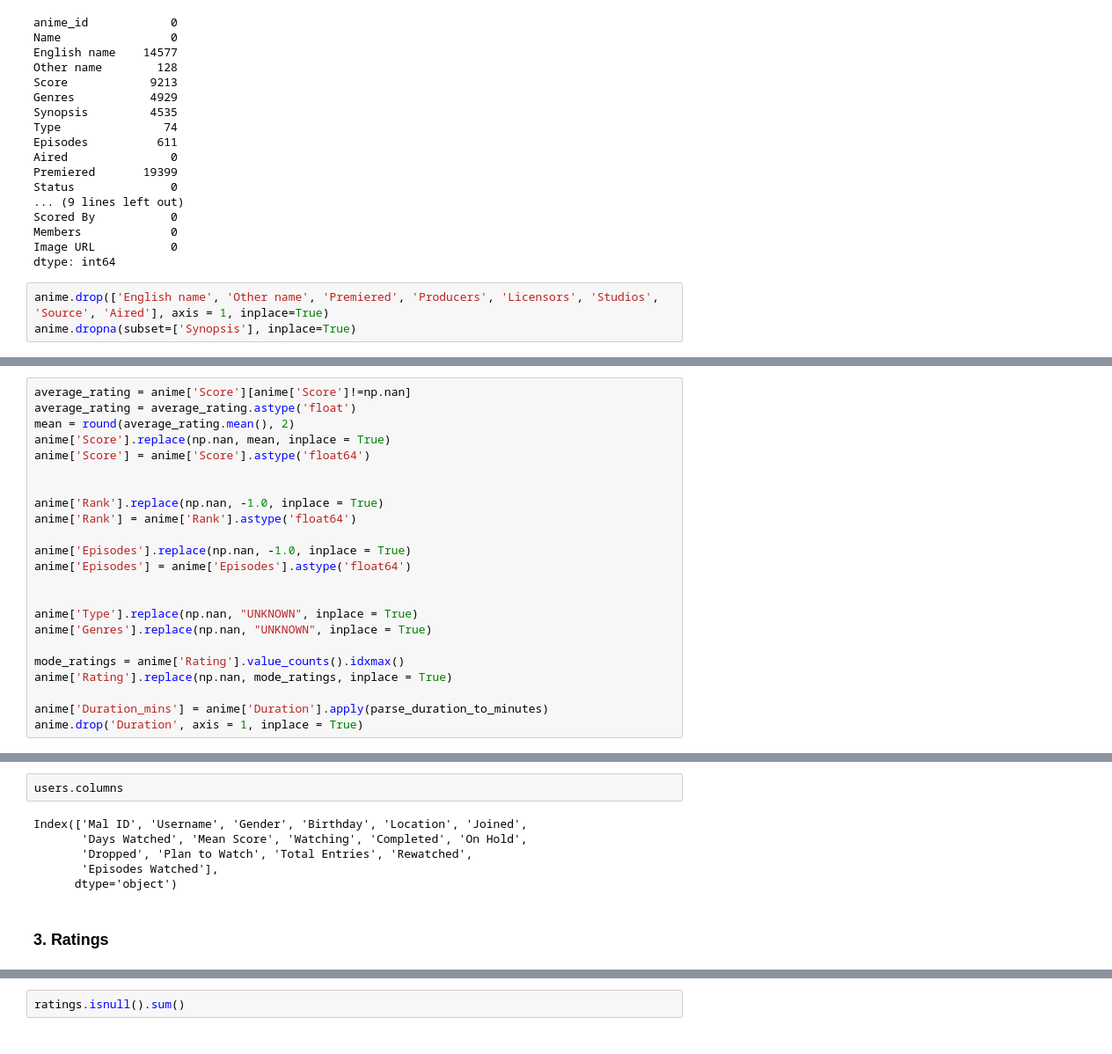
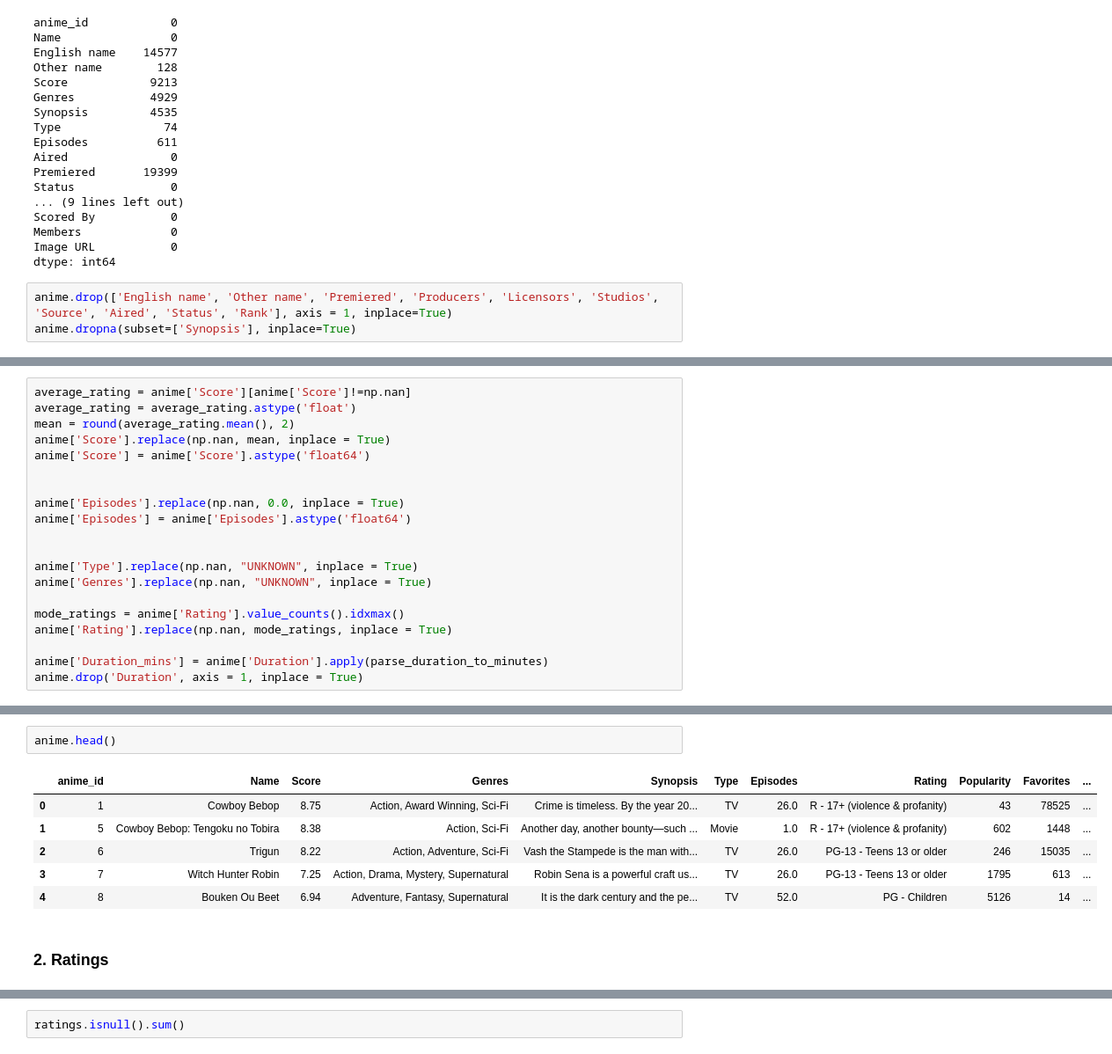
Before and after one commit to pparashar21/AnimeRecommender, a Jupyter notebook: notebooks/data_preprocessing.ipynb, the cells around one changed output, grey strips where cells are left out. Shown: that part at 88% size. Drawn from its saved outputs; the diff is of its cells as text.

```diff
--- a/notebooks/data_preprocessing.ipynb
+++ b/notebooks/data_preprocessing.ipynb
@@ -105,7 +96,7 @@ Members             0
 Image URL           0
 dtype: int64
 # %%
-anime.drop(['English name', 'Other name', 'Premiered', 'Producers', 'Licensors', 'Studios', 'Source', 'Aired'], axis = 1, inplace=True)
+anime.drop(['English name', 'Other name', 'Premiered', 'Producers', 'Licensors', 'Studios', 'Source', 'Aired', 'Status', 'Rank'], axis = 1, inplace=True)
 anime.dropna(subset=['Synopsis'], inplace=True)
 # %%
 anime.isnull().sum()
@@ -135,10 +124,7 @@ anime['Score'].replace(np.nan, mean, inplace = True)
 anime['Score'] = anime['Score'].astype('float64')
 
 
-anime['Rank'].replace(np.nan, -1.0, inplace = True)
-anime['Rank'] = anime['Rank'].astype('float64')
-
-anime['Episodes'].replace(np.nan, -1.0, inplace = True)
+anime['Episodes'].replace(np.nan, 0.0, inplace = True)
 anime['Episodes'] = anime['Episodes'].astype('float64')
 
 
@@ -210,11 +177,12 @@ users.head(10)
-# %%
-users.columns
-# %% [output]
-Index(['Mal ID', 'Username', 'Gender', 'Birthday', 'Location', 'Joined',
-       'Days Watched', 'Mean Score', 'Watching', 'Completed', 'On Hold',
-       'Dropped', 'Plan to Watch', 'Total Entries', 'Rewatched',
-       'Episodes Watched'],
-      dtype='object')
+# %%
+anime.head()
+# %% [output]
+|  | anime_id | Name | Score | Genres | Synopsis | Type | Episodes | Rating | Popularity | Favorites | ... |
+| 0 | 1 | Cowboy Bebop | 8.75 | Action, Award Winning, Sci-Fi | Crime is timeless. By the year 20... | TV | 26.0 | R - 17+ (violence & profanity) | 43 | 78525 | ... |
+| 1 | 5 | Cowboy Bebop: Tengoku no Tobira | 8.38 | Action, Sci-Fi | Another day, another bounty—such ... | Movie | 1.0 | R - 17+ (violence & profanity) | 602 | 1448 | ... |
+| 2 | 6 | Trigun | 8.22 | Action, Adventure, Sci-Fi | Vash the Stampede is the man with... | TV | 26.0 | PG-13 - Teens 13 or older | 246 | 15035 | ... |
+| 3 | 7 | Witch Hunter Robin | 7.25 | Action, Drama, Mystery, Supernatural | Robin Sena is a powerful craft us... | TV | 26.0 | PG-13 - Teens 13 or older | 1795 | 613 | ... |
+| 4 | 8 | Bouken Ou Beet | 6.94 | Adventure, Fantasy, Supernatural | It is the dark century and the pe... | TV | 52.0 | PG - Children | 5126 | 14 | ... |
 # %% [markdown]
-### 3. Ratings
+### 2. Ratings
 # %%
```
Also changed, not shown: parts of 14 cells of this notebook, 10 other files.
